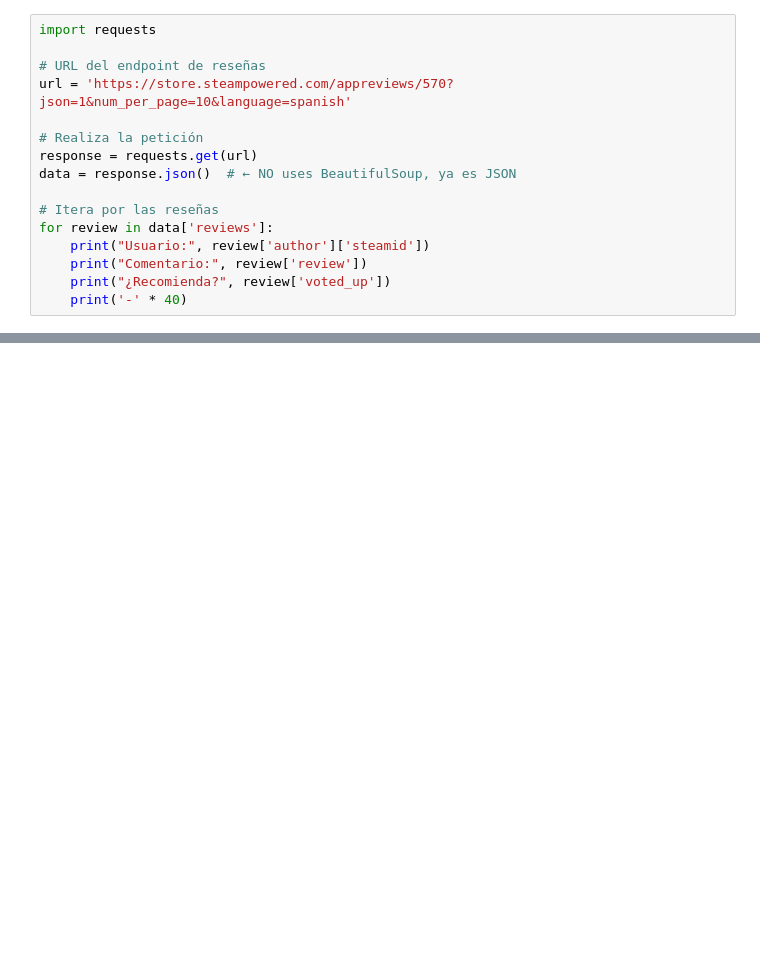
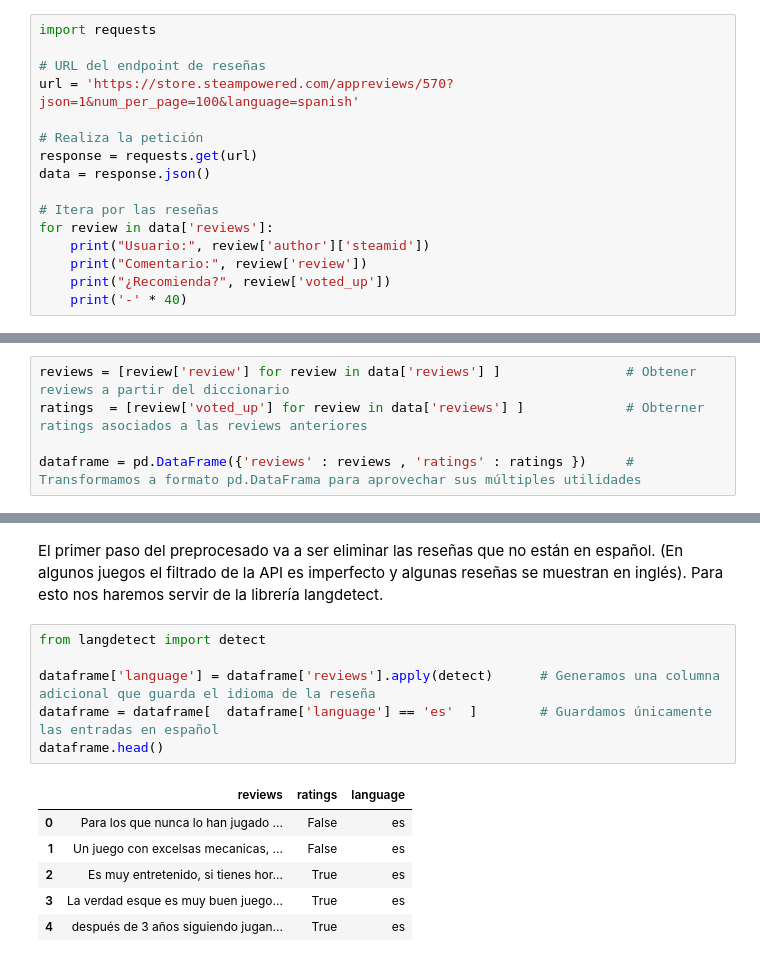
Before and after one commit to Mr-ion77/steam-reviewing, a Jupyter notebook: steam_reviews.ipynb, the cells around one changed output, grey strips where cells are left out. Saved outputs shown, nothing was run; the diff lists cells and outputs as text; blank space fills up the shorter version.

```diff
--- a/steam_reviews.ipynb
+++ b/steam_reviews.ipynb
@@ -28,11 +42,11 @@ import requests
 import requests
 
 # URL del endpoint de reseñas
-url = 'https://store.steampowered.com/appreviews/570?json=1&num_per_page=10&language=spanish'
+url = 'https://store.steampowered.com/appreviews/570?json=1&num_per_page=100&language=spanish'
 
 # Realiza la petición
 response = requests.get(url)
-data = response.json()  # ← NO uses BeautifulSoup, ya es JSON
+data = response.json()
 
 # Itera por las reseñas
 for review in data['reviews']:
@@ -60,0 +110,5 @@ Dota no es para niños peruanos es la pricion de la voluntad y una ves que inici
+# %%
+reviews = [review['review'] for review in data['reviews'] ]                # Obtener reviews a partir del diccionario
+ratings  = [review['voted_up'] for review in data['reviews'] ]             # Obterner ratings asociados a las reviews anteriores
+
+dataframe = pd.DataFrame({'reviews' : reviews , 'ratings' : ratings })     # Transformamos a formato pd.DataFrama para aprovechar sus múltiples utilidades
@@ -60,0 +127,15 @@ Dota no es para niños peruanos es la pricion de la voluntad y una ves que inici
+# %% [markdown]
+El primer paso del preprocesado va a ser eliminar las reseñas que no están en español. (En algunos juegos el filtrado de la API es imperfecto y algunas reseñas se muestran en inglés). Para esto nos haremos servir de la librería langdetect.
+# %%
+from langdetect import detect
+
+dataframe['language'] = dataframe['reviews'].apply(detect)      # Generamos una columna adicional que guarda el idioma de la reseña
+dataframe = dataframe[  dataframe['language'] == 'es'  ]        # Guardamos únicamente las entradas en español
+dataframe.head()
+# %% [output]
+|  | reviews | ratings | language |
+| 0 | Para los que nunca lo han jugado ... | False | es |
+| 1 | Un juego con excelsas mecanicas, ... | False | es |
+| 2 | Es muy entretenido, si tienes hor... | True | es |
+| 3 | La verdad esque es muy buen juego... | True | es |
+| 4 | después de 3 años siguiendo jugan... | True | es |
```
Also changed, not shown: parts of 9 cells of this notebook.
